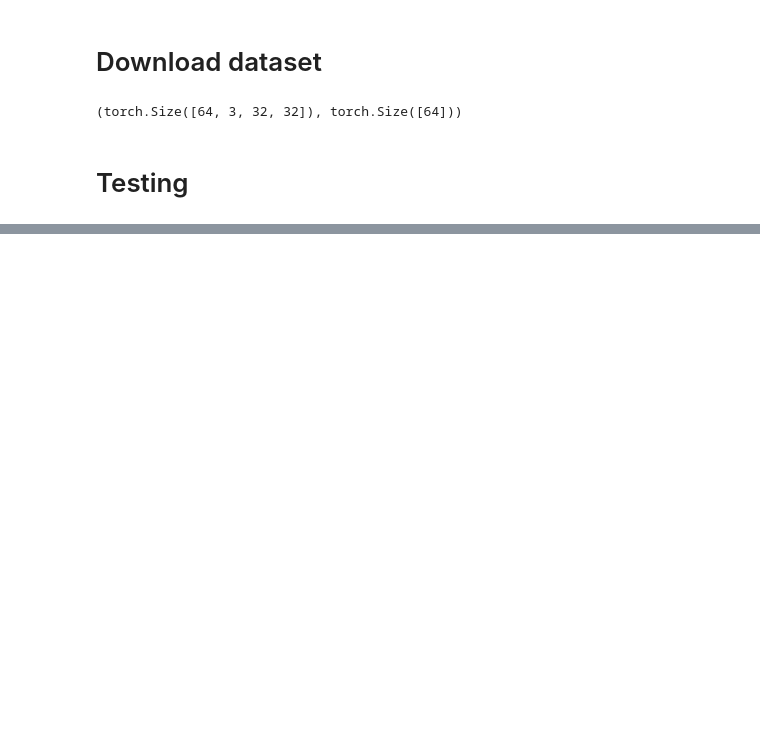
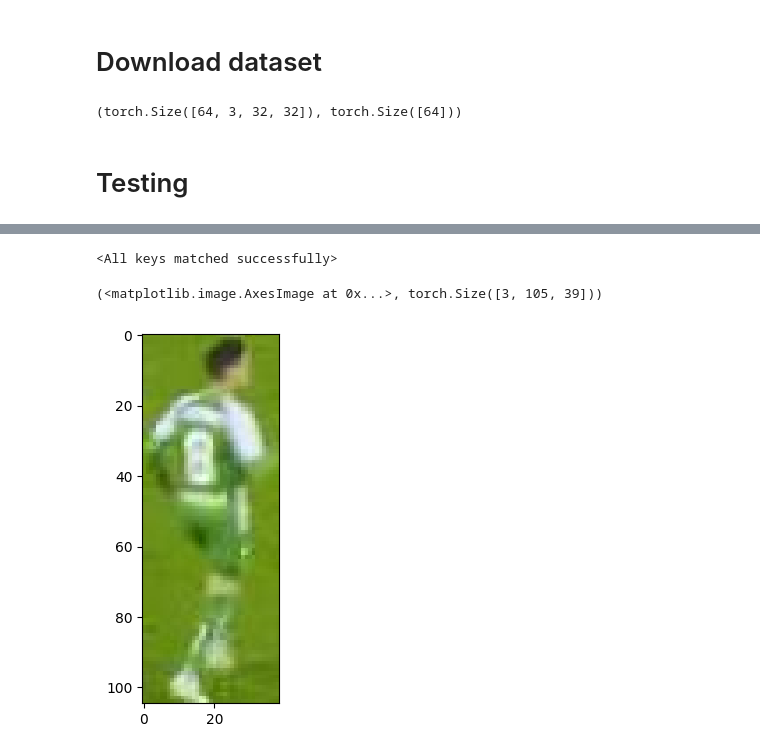
Before and after one commit to chrenx/eecs545-sn-jersey, a Jupyter notebook: develop_kit.ipynb, the cells around one changed output, grey strips where cells are left out. Drawn from its saved outputs; the diff is of its cells as text; code cells hidden in the pictures; blank space fills up the shorter version.

```diff
--- a/develop_kit.ipynb
+++ b/develop_kit.ipynb
@@ -34,0 +50,7 @@ a[0].shape, a[1].shape
+# %%
+model = MnistPadding().to(device)  # B, C, 210, 210
+
+ckpt = torch.load("mnist/mnist_model_padding_ckpt_E9.pth")
+model.load_state_dict(ckpt['model_state_dict'])
+# %% [output]
+<All keys matched successfully>
@@ -34,0 +79,13 @@ a[0].shape, a[1].shape
+# %%
+img_dir = "data/jersey-2023/train/images/6/6_350.jpg"   # 8
+# img_dir = "data/jersey-2023/train/images/9/9_51.jpg"    # -1
+# img_dir = "data/jersey-2023/train/images/2/2_8.jpg"   #   27
+# img_dir = "data/jersey-2023/train/images/6/6_345.jpg"  # 8
+# img_dir = "data/jersey-2023/train/images/10/10_26.jpg"  # 3
+# img_dir = "data/jersey-2023/train/images/20/20_201.jpg"  # 4
+
+ori_img = read_image(img_dir)
+plt.imshow(ori_img.permute(1,2,0)), ori_img.shape
+# %% [output]
+(<matplotlib.image.AxesImage at 0x...>, torch.Size([3, 105, 39]))
+[figure, added]
```
Also changed, not shown: parts of 8 cells of this notebook, 2 other files.
